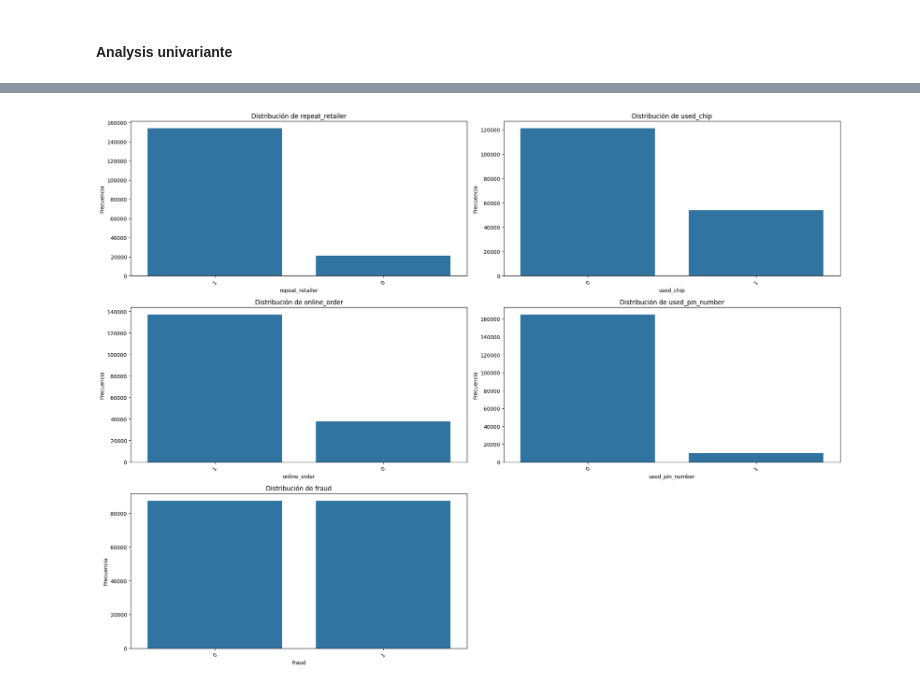
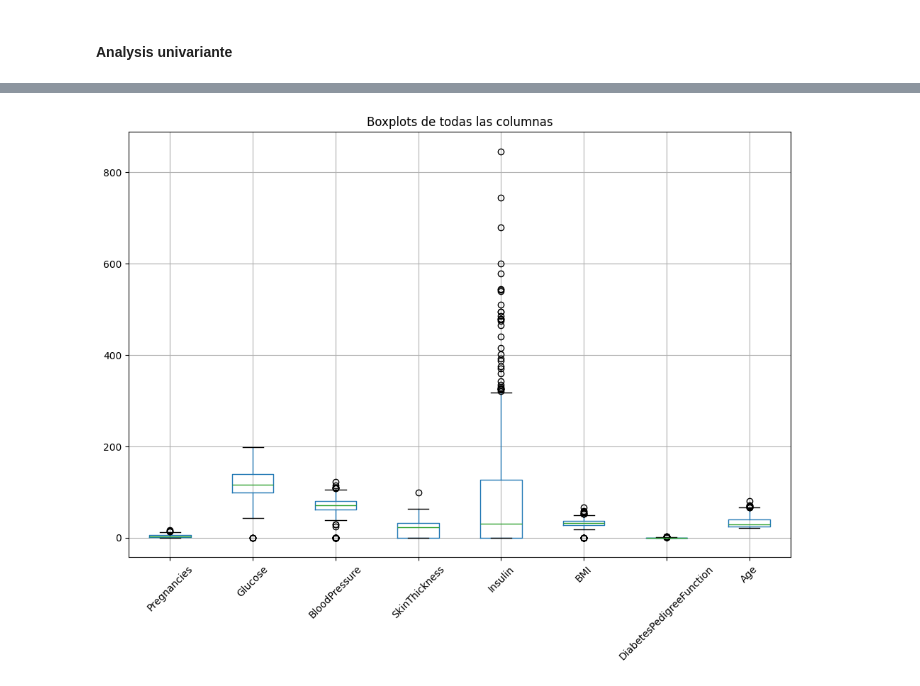
Before and after one commit to Amauryesic/Proyecto_ml, a Jupyter notebook: src/EDA.ipynb, the cells around one changed output, grey strips where cells are left out. Cells and saved outputs as stored; diff of their text form; code cells hidden in the pictures.

```diff
--- a/src/EDA.ipynb
+++ b/src/EDA.ipynb
@@ -107,21 +154,8 @@ plt.show()
-# %%
-fig, axs = plt.subplots(nrows=len(cat_cols) // 2 + len(cat_cols) % 2, ncols=2, figsize=(20, 5 * (len(cat_cols) // 2 + len(cat_cols) % 2)))
-
-# Aplanar el array de ejes para iterar fácilmente
-axs = axs.flatten()
-
-for i, col in enumerate(cat_cols):
-    sns.countplot(data=df_undersampled, x=col, order=df_undersampled[col].value_counts().index, ax=axs[i])
-    axs[i].set_title(f'Distribución de {col}')
-    axs[i].set_xlabel(col)
-    axs[i].set_ylabel('Frecuencia')
-    axs[i].tick_params(axis='x', rotation=45)  # Rotar las etiquetas del eje x para mejor legibilidad
-
-# Eliminar subplots vacíos si el número de columnas es impar
-if len(cat_cols) % 2 != 0:
-    fig.delaxes(axs[-1])
-
-plt.tight_layout()
-plt.show()
-# %% [output]
-[figure, removed]
+# %%
+# Genera boxplots para cada columna numérica del DataFrame
+df_raw.boxplot(figsize=(10, 8), rot=45)
+plt.title('Boxplots de todas las columnas')
+plt.tight_layout()  # Para ajustar mejor el espacio de la gráfica
+plt.show()
+# %% [output]
+[figure, added]
```
Also changed, not shown: parts of 26 cells of this notebook.
